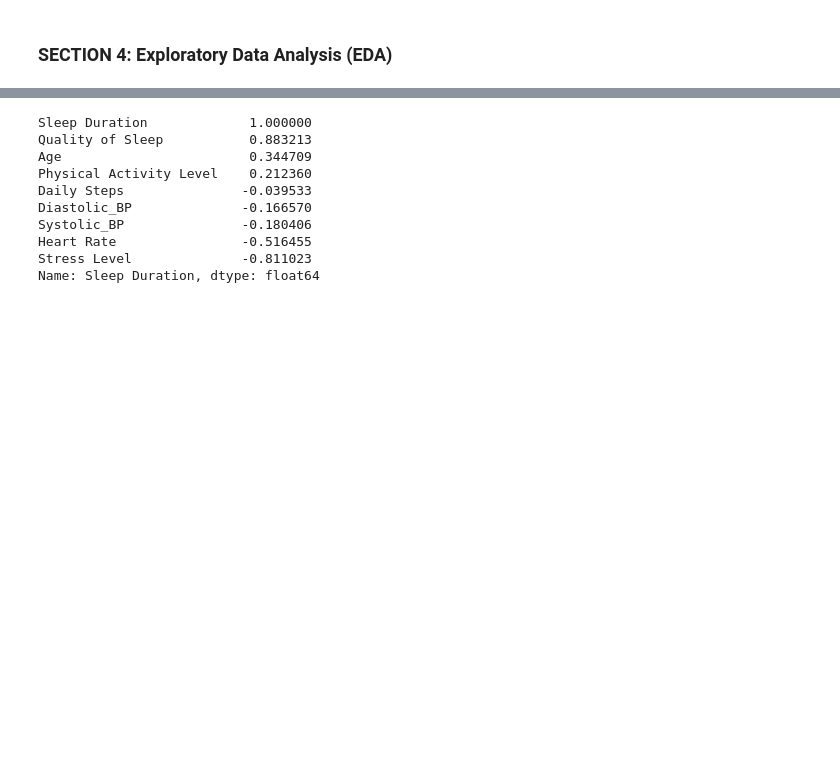
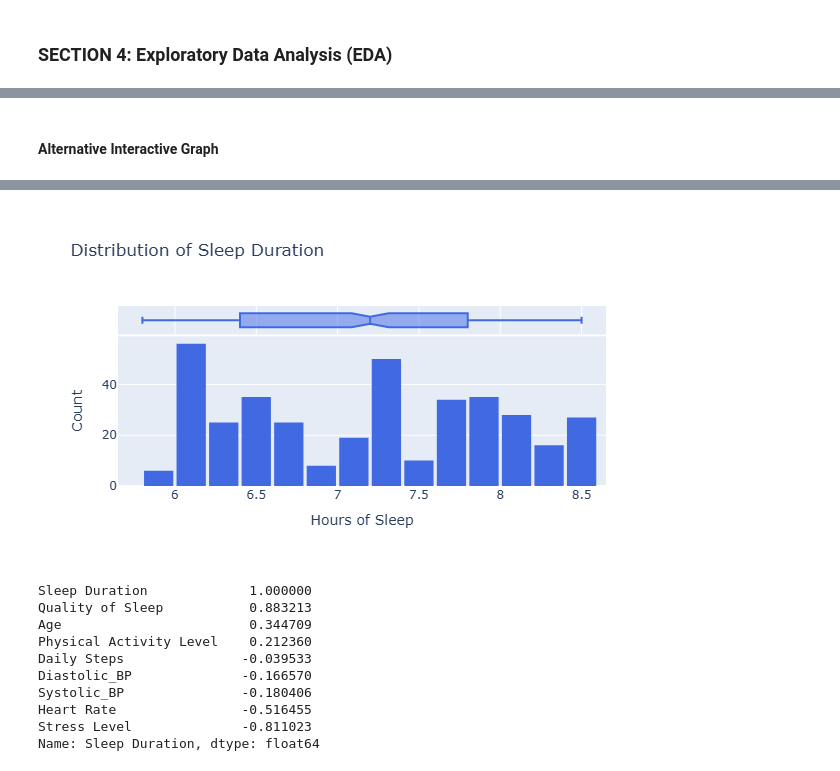
Before and after one commit to HermelaDev/Sleep-Health-Lifestyle-Machine-Learning, a Jupyter notebook: Sleep-Health.ipynb, the cells around one changed output, grey strips where cells are left out. Drawn from its saved outputs; the diff is of its cells as text; code cells hidden in the pictures; blank space fills up the shorter version.

```diff
--- a/Sleep-Health.ipynb
+++ b/Sleep-Health.ipynb
@@ -218,21 +231,8 @@ df.head()
+# %% [markdown]
+#### Alternative Interactive Graph
 # %%
-import plotly.express as px
-
-fig = px.histogram(
-    df,
-    x="Sleep Duration",
-    nbins=20,
-    marginal="box",
-    opacity=0.7,
-    title="Distribution of Sleep Duration",
-    color_discrete_sequence=["royalblue"]
-)
-
-fig.update_layout(
-    xaxis_title="Hours of Sleep",
-    yaxis_title="Count",
-    bargap=0.1
-)
-
-fig.show()
+px.histogram(
+    df, x="Sleep Duration", marginal="box", nbins=20,
+    title="Distribution of Sleep Duration", color_discrete_sequence=["royalblue"]
+).update_layout(bargap=0.1, xaxis_title="Hours of Sleep", yaxis_title="Count").show()
 # %% [output]
@@ -240,3 +239,4 @@ fig.show()
+[figure, added]
 # %%
 # Correlation of each numeric feature with Sleep Duration
 numeric_df = df.select_dtypes(include=['int64', 'float64'])
```
Also changed, not shown: parts of 22 cells of this notebook.
